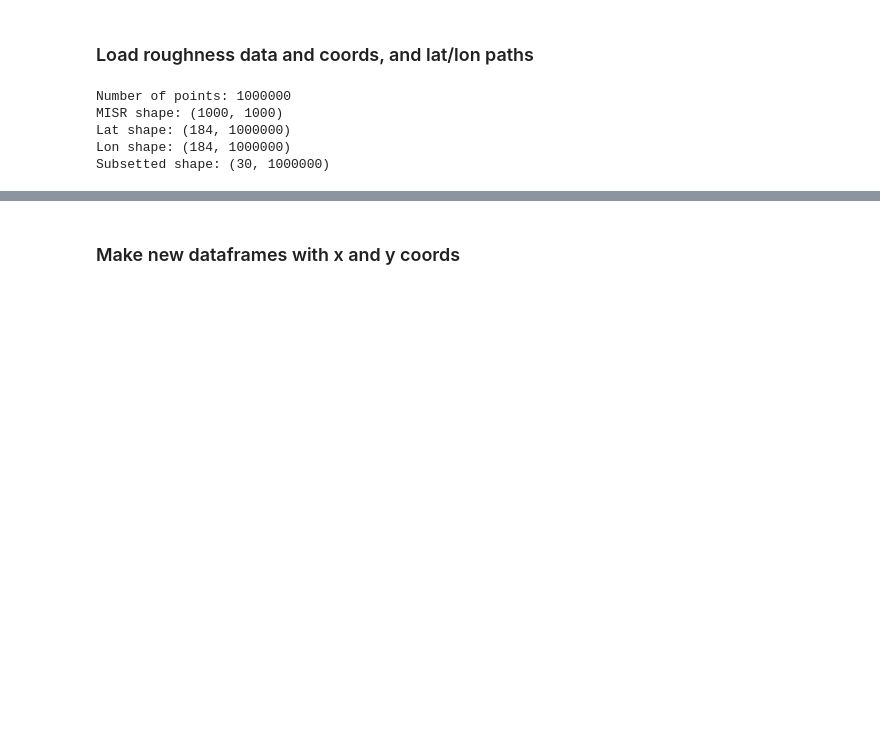
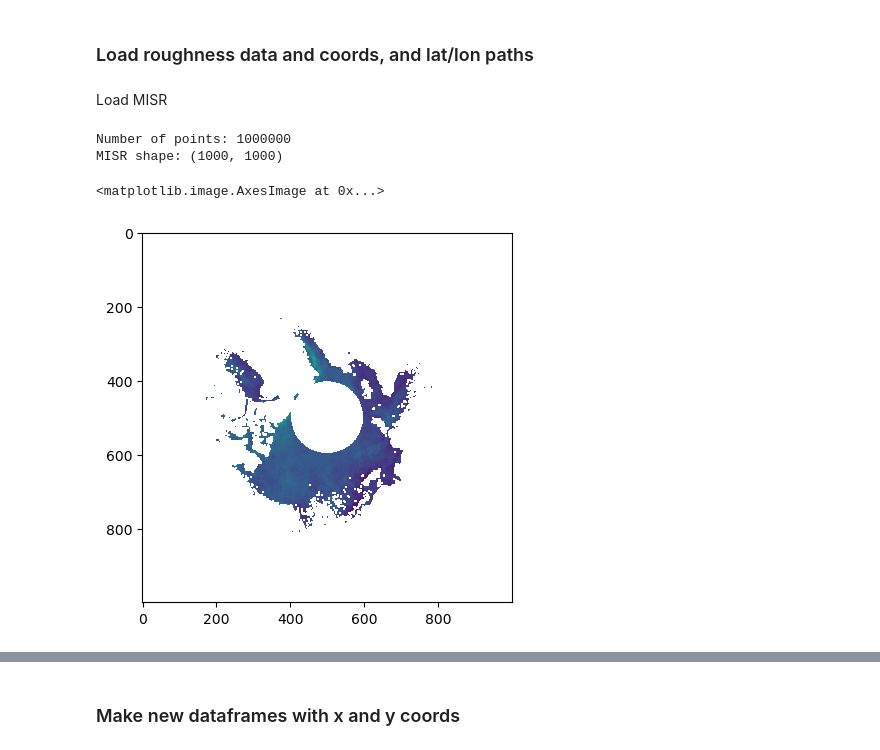
Before and after one commit to rhtweedie/modelled_mpf_with_advection, a Jupyter notebook: mean_roughnesses.ipynb, the cells around one changed output, grey strips where cells are left out. Drawn from its saved outputs; the diff is of its cells as text; code cells hidden in the pictures; blank space fills up the shorter version.

```diff
--- a/mean_roughnesses.ipynb
+++ b/mean_roughnesses.ipynb
@@ -170,38 +171,27 @@ def perc_diff(predicted, observed):
     return (predicted - observed) / ((predicted + observed) / 2) * 100
 # %% [markdown]
 ### Load roughness data and coords, and lat/lon paths
+# %% [markdown]
+Load MISR
 # %%
 YEAR = 2017
 
 # Retrieving coordinate data for MISR, using 2020 but all lat lon data identical. Ready transformed x and y
 misr_path = f'/home/ssureen/MISR_data_monthly/April {YEAR} Roughness.h5'
 lon_MISR, lat_MISR, x_MISR, y_MISR = MISR_COORDS(misr_path)
 
 MISR = LOAD_MISR_H5(misr_path)[::8,::8]
 lon_MISR = lon_MISR[::8,::8]
 lat_MISR = lat_MISR[::8,::8]
 x_MISR = x_MISR[::8,::8]
 y_MISR = y_MISR[::8,::8]
 num_points = len(MISR.ravel())
 print(f'Number of points: {num_points}')
 print(f'MISR shape: {np.shape(MISR)}')
 
-lat_advected = pd.read_pickle(f'/home/htweedie/melt_ponds/data/forwarded_mpfs/lat_from_{YEAR}0401_183 days_spacing_8.pkl')
-lon_advected = pd.read_pickle(f'/home/htweedie/melt_ponds/data/forwarded_mpfs/lon_from_{YEAR}0401_183 days_spacing_8.pkl')
-
-print(f'Lat shape: {lat_advected.shape}')
-print(f'Lon shape: {lon_advected.shape}')
-
-# subset for now, then do for full dataset
-date_from = format_date(YEAR, '04', '01')
-date_to = format_date(YEAR, '04', '31')
-
-subset_lat = lat_advected.loc[date_from:date_to]
-subset_lon = lon_advected.loc[date_from:date_to]
-print(f'Subsetted shape: {subset_lat.shape}')
+plt.imshow(MISR)
 # %% [output]
 Number of points: 1000000
 MISR shape: (1000, 1000)
-Lat shape: (184, 1000000)
-Lon shape: (184, 1000000)
-Subsetted shape: (30, 1000000)
+<matplotlib.image.AxesImage at 0x...>
+[figure, added]
```
Also changed, not shown: parts of 11 cells of this notebook, 6 other files.
